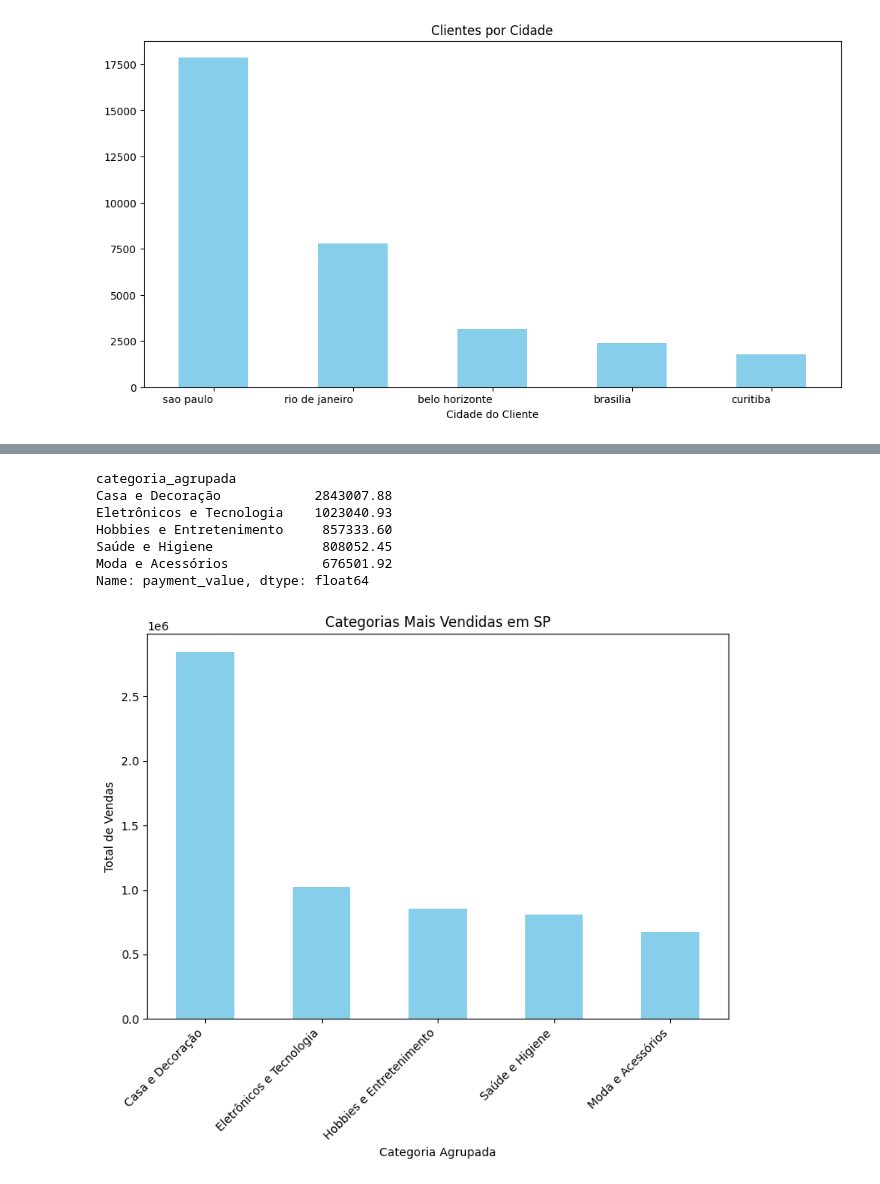
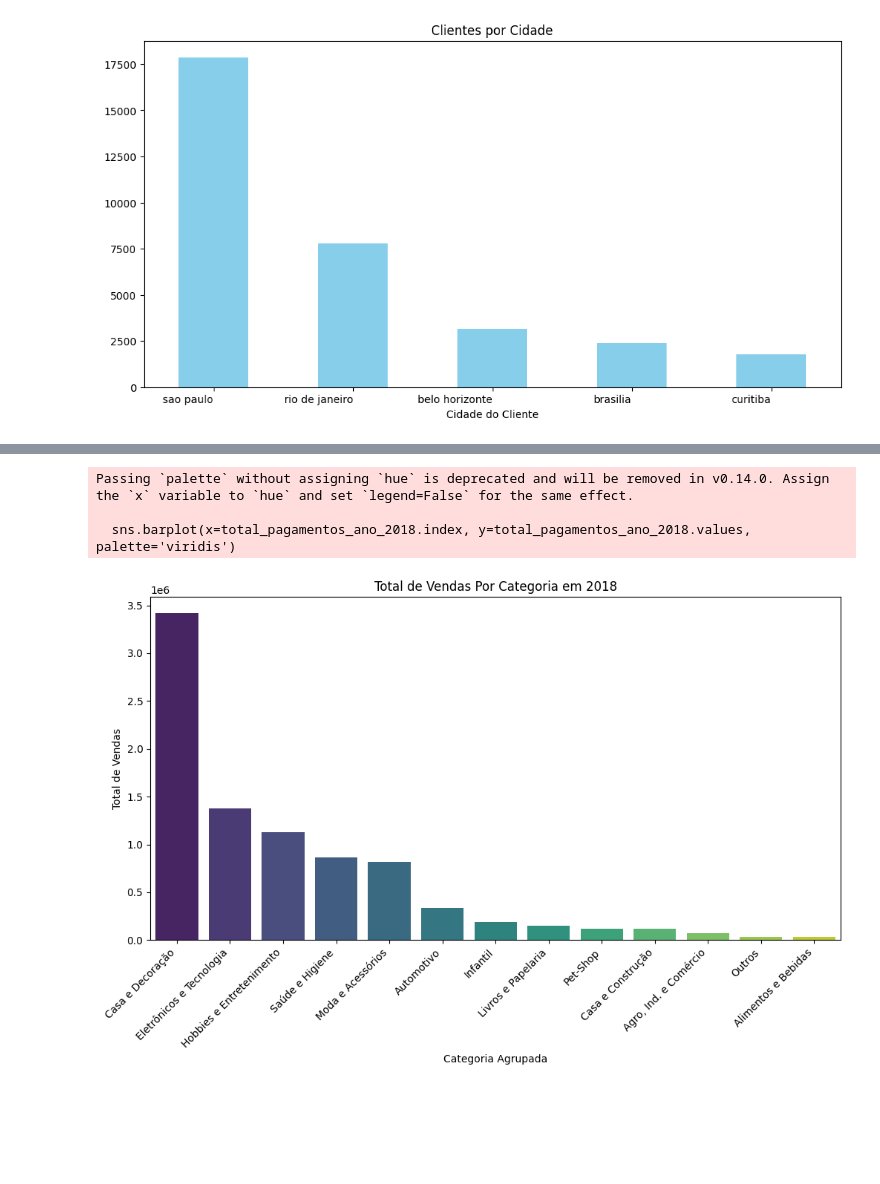
Before and after one commit to AngelicaSalvino/Projeto-Analise-E-commerce, a Jupyter notebook: jupyter-notebooks/analise-basica.ipynb, the cells around one changed output, grey strips where cells are left out. Saved outputs shown, nothing was run; the diff lists cells and outputs as text; code cells hidden in the pictures; blank space fills up the shorter version.

```diff
--- a/jupyter-notebooks/analise-basica.ipynb
+++ b/jupyter-notebooks/analise-basica.ipynb
@@ -553,33 +586,33 @@ plt.show()
+# %%
+def total_pagamentos_por_categoria_no_ano(ano: int):
+    """
+    Calcula o total de pagamentos por categoria para compras realizadas em um ano específico.
+
+    Parâmetros:
+    - ano: Ano para o qual calcular o total de pagamentos.
+
+    Retorna:
+    - Série contendo o total de pagamentos por categoria, ordenada em ordem decrescente.
+    """
+
+    merged_data['order_purchase_timestamp'] = pd.to_datetime(merged_data['order_purchase_timestamp'])
+
+    return merged_data[merged_data["order_purchase_timestamp"].dt.year == ano].groupby("categoria_agrupada")["payment_value"].sum().sort_values(ascending=False)
 # %%
-def show_top_selling_categories_by_state(estado: str):
-    categorias_mais_vendidas = merged_data.loc[merged_data["customer_state"] == estado].groupby("categoria_agrupada")["payment_value"].sum().sort_values(ascending=False)
+total_pagamentos_ano_2018 = total_pagamentos_por_categoria_no_ano(2017)
 
-    plt.figure(figsize=(9, 6))
+total_pagamentos_ano_2018
 
-    categorias_mais_vendidas.head().plot(kind="bar", color="skyblue")
-    plt.title(f'Categorias Mais Vendidas em {estado}')
-    plt.xlabel('Categoria Agrupada')
-    plt.ylabel('Total de Vendas')
-    plt.xticks(rotation=45, ha='right')  # Rotacionar os rótulos no eixo x para melhor legibilidade
-    plt.show()
+plt.figure(figsize=(12, 6))
+
+sns.barplot(x=total_pagamentos_ano_2018.index, y=total_pagamentos_ano_2018.values, palette='viridis')
+plt.title(f'Total de Vendas Por Categoria em 2018')
+plt.xlabel('Categoria Agrupada')
+plt.ylabel('Total de Vendas')
+plt.xticks(rotation=45, ha='right')  # Rotacionar os rótulos no eixo x para melhor legibilidade
+plt.show()
+# %% [output]
+Passing `palette` without assigning `hue` is deprecated and will be removed in v0.14.0. Assign the `x` variable to `hue` and set `legend=False` for the same effect.
+
+  sns.barplot(x=total_pagamentos_ano_2018.index, y=total_pagamentos_ano_2018.values, palette='viridis')
+[figure, added]
-# %%
-#categoria_mais_vendida_sao_paulo = merged_data.loc[merged_data["customer_state"] == "SP"].groupby("categoria_agrupada")["price"].sum().sort_values(ascending=False)
-
-#categoria_mais_vendida_sao_paulo.head()
-
-categoria_mais_vendida_sao_paulo = merged_data.loc[merged_data["customer_state"] == "SP"].groupby("categoria_agrupada")["payment_value"].sum().sort_values(ascending=False)
-
-categoria_mais_vendida_sao_paulo.head()
-# %% [output]
-categoria_agrupada
-Casa e Decoração            2843007.88
-Eletrônicos e Tecnologia    1023040.93
-Hobbies e Entretenimento     857333.60
-Saúde e Higiene              808052.45
-Moda e Acessórios            676501.92
-Name: payment_value, dtype: float64
-# %%
-categoria_mais_vendida_sao_paulo = show_top_selling_categories_by_state("SP")
-categoria_mais_vendida_sao_paulo
-# %% [output]
-[figure, removed]
```
Also changed, not shown: parts of 11 cells of this notebook.
